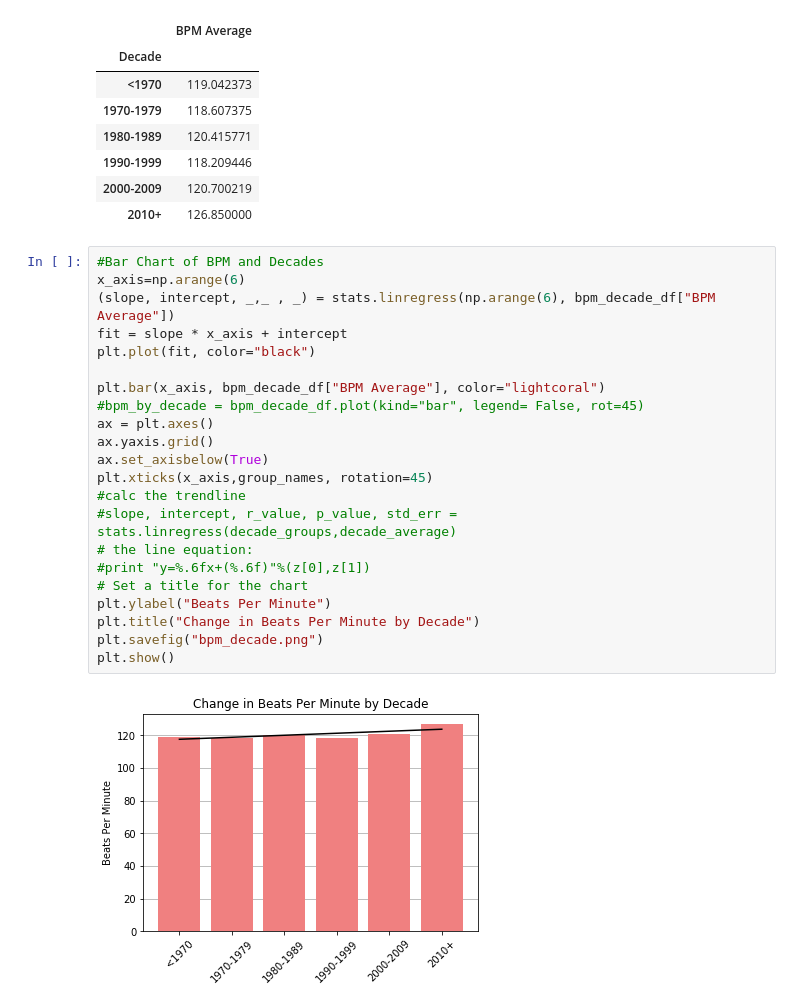
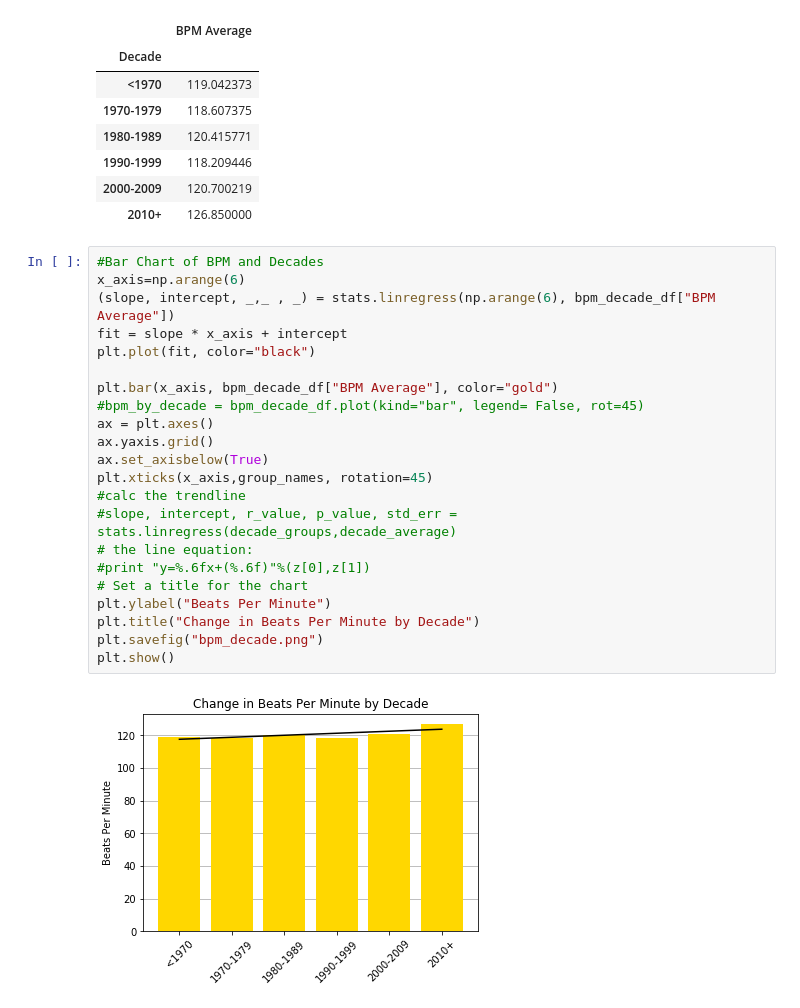
Before and after one commit to kimberly-erin/RockPy, a Jupyter notebook: BPM_analysis.ipynb, the cells around one changed output. Drawn from its saved outputs; the diff is of its cells as text.

```diff
--- a/BPM_analysis.ipynb
+++ b/BPM_analysis.ipynb
@@ -105,27 +105,27 @@ bpm_decade_df
 # %%
 #Bar Chart of BPM and Decades
 x_axis=np.arange(6)
 (slope, intercept, _,_ , _) = stats.linregress(np.arange(6), bpm_decade_df["BPM Average"])
 fit = slope * x_axis + intercept
 plt.plot(fit, color="black")
 
-plt.bar(x_axis, bpm_decade_df["BPM Average"], color="lightcoral")
+plt.bar(x_axis, bpm_decade_df["BPM Average"], color="gold")
 #bpm_by_decade = bpm_decade_df.plot(kind="bar", legend= False, rot=45)
 ax = plt.axes()
 ax.yaxis.grid()
 ax.set_axisbelow(True)
 plt.xticks(x_axis,group_names, rotation=45)
 #calc the trendline
 #slope, intercept, r_value, p_value, std_err = stats.linregress(decade_groups,decade_average)
 # the line equation:
 #print "y=%.6fx+(%.6f)"%(z[0],z[1])
 # Set a title for the chart
 plt.ylabel("Beats Per Minute")
 plt.title("Change in Beats Per Minute by Decade")
 plt.savefig("bpm_decade.png")
 plt.show()
 # %% [output]
-[figure, old version]
+[figure, new version]
 # %%
 #Scatterplot Rank vs Beats per minute
 #plt.figure(figsize=(15,10))
```
Also changed, not shown: parts of 2 cells of this notebook, 3 other files.
